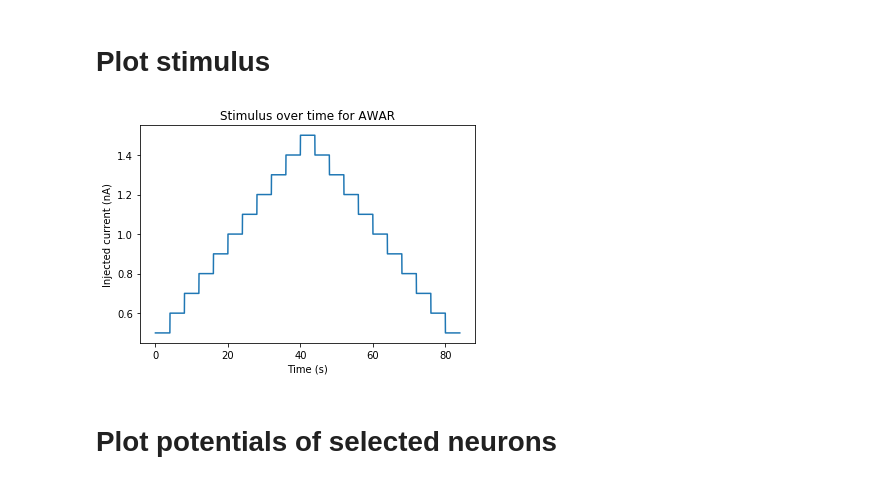
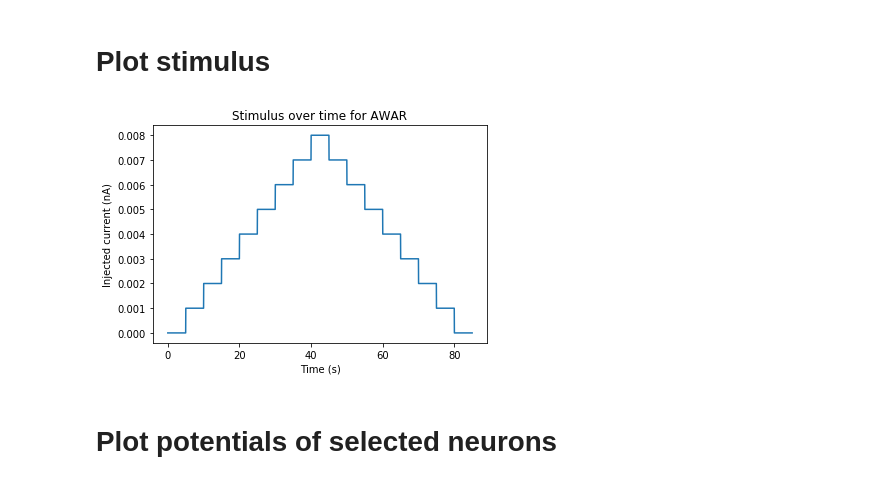
Before and after one commit to sjonany/c-elegans-discrete-neural, a Jupyter notebook: analysis/changing_step_awa.ipynb, the cells around one changed output. Cells and saved outputs as stored; diff of their text form; code cells hidden in the pictures.

```diff
--- a/analysis/changing_step_awa.ipynb
+++ b/analysis/changing_step_awa.ipynb
@@ -10,20 +10,23 @@ neuron_metadata_collection = NeuronMetadataCollection.load_from_chem_json(get_da
 N = neuron_metadata_collection.get_size()
 
 # How many seconds to run each step for. This should be long enough for stability to be observed.
-step_duration_s = 4
+step_duration_s = 5
 # The step amplitudes in nA. Each amplitude will be run for step_duration
-start_amp_nA = 0.5
-peak_amp_nA = 1.5
-amp_delta_nA = 0.1
+start_amp_nA = 0.000
+peak_amp_nA = 0.008
+amp_delta_nA = 0.001
 step_amplitudes_nA = np.concatenate((np.arange(start_amp_nA, peak_amp_nA, amp_delta_nA), \
                                      np.arange(peak_amp_nA, start_amp_nA-amp_delta_nA/2, -amp_delta_nA)), axis=None)
 
+# neurons_to_stimulate = ["PLML", "PLMR"]
 neurons_to_stimulate = ["AWAR"]
 
 # Initial condition
 # If you want a fixed-seed initial condition, uncomment the line below.
 # np.random.seed(0)
 init_conds = 10**(-4)*np.random.normal(0, 0.94, 2*N)
+
+enable_caching = False
 # %%
 # Setup the model
 from model.neural_model import NeuralModel
@@ -65,13 +73,14 @@ cache_key = "%d_%.2f_%.2f_%.2f_%s" % \
 cache_path = "../local_results/exp_CHANGING_STEP_AWA/" + cache_key
 
 v_normalized_mat = []
-if os.path.isfile(cache_path):
+if enable_caching and os.path.isfile(cache_path):
   print("Loading saved results from pickle file {}".format(cache_path))
   with open(cache_path, "rb") as f:
     (v_mat, v_normalized_mat) = pickle.load(f)
 else:
   (v_mat, s_mat, v_normalized_mat) = model.run(simul_timesteps)
-  # Update cache
-  with open(cache_path, "wb") as f:
-    pickle.dump((v_mat, v_normalized_mat), f)
+  if enable_caching:
+    # Update cache
+    with open(cache_path, "wb") as f:
+      pickle.dump((v_mat, v_normalized_mat), f)
 # %% [output]
@@ -81,16 +106,16 @@ Loading saved results from pickle file ../local_results/exp_CHANGING_STEP_AWA/4_
 # %%
 times = np.array(np.arange(0, simul_timesteps * model.dt, model.dt))
 
-awal_index = neuron_metadata_collection.get_id_from_name("AWAR")
-amps = [time_to_I_ext_fun(time)[awal_index] for time in times]
+awar_index = neuron_metadata_collection.get_id_from_name("AWAR")
+amps = [time_to_I_ext_fun(time)[awar_index] for time in times]
 fig, ax = plt.subplots(nrows=1, ncols=1)
 ax.plot(times, amps)
 ax.set_title("Stimulus over time for AWAR")
 ax.set_ylabel("Injected current (nA)")
 ax.set_xlabel("Time (s)")
 _ = _
 # %% [output]
-[figure, old version]
+[figure, new version]
 # %% [markdown]
 # Plot potentials of selected neurons
 # %%
```
Also changed, not shown: parts of 7 cells of this notebook, 3 other files.
